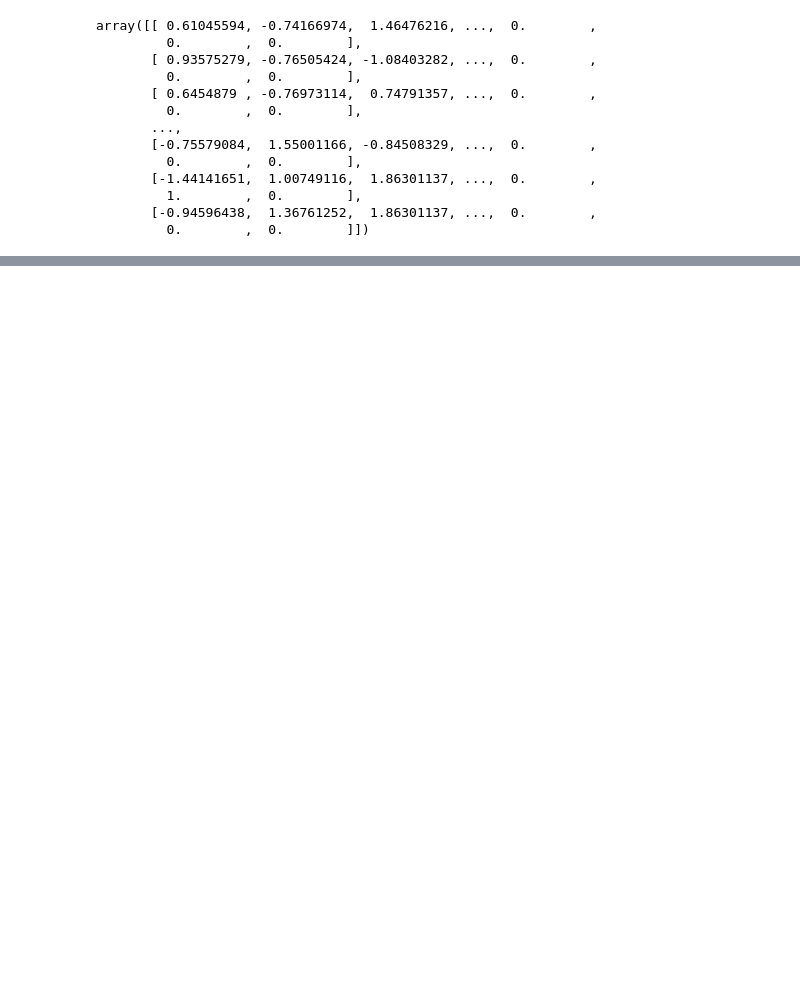
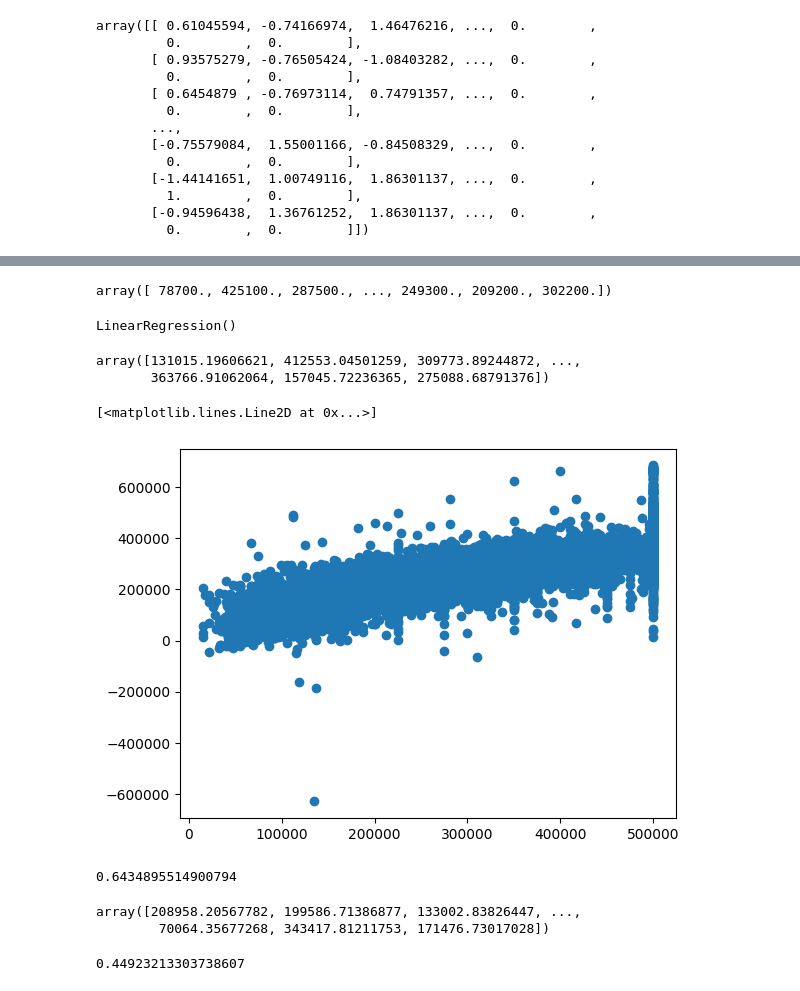
Before and after one commit to PyBeginner1/machine_learning_project, a Jupyter notebook: notebook/EDA.ipynb, the cells around one changed output, grey strips where cells are left out. Saved outputs shown, nothing was run; the diff lists cells and outputs as text; code cells hidden in the pictures; blank space fills up the shorter version.

```diff
--- a/notebook/EDA.ipynb
+++ b/notebook/EDA.ipynb
@@ -321,0 +330,3 @@ array([[ 0.61045594, -0.74166974,  1.46476216, ...,  0.        ,
+# %%
+X = train_df
+X
@@ -321,0 +349,23 @@ array([[ 0.61045594, -0.74166974,  1.46476216, ...,  0.        ,
+# %%
+y = df['median_house_value']
+y = np.array(y)
+y
+# %% [output]
+array([ 78700., 425100., 287500., ..., 249300., 209200., 302200.])
+# %%
+lr.fit(X,y)
+# %% [output]
+LinearRegression()
+# %%
+y_pred = lr.predict(X)
+y_pred
+# %% [output]
+array([131015.19606621, 412553.04501259, 309773.89244872, ...,
+       363766.91062064, 157045.72236365, 275088.68791376])
+# %%
+import matplotlib.pyplot as plt
+
+plt.plot(y,y_pred,'o')
+# %% [output]
+[<matplotlib.lines.Line2D at 0x...>]
+[figure, added]
@@ -321,0 +374,14 @@ array([[ 0.61045594, -0.74166974,  1.46476216, ...,  0.        ,
+# %%
+r2_score(y,y_pred)
+# %% [output]
+0.6434895514900794
+# %%
+y_test_pred = lr.predict(X_test)
+y_test_pred
+# %% [output]
+array([208958.20567782, 199586.71386877, 133002.83826447, ...,
+        70064.35677268, 343417.81211753, 171476.73017028])
+# %%
+r2_score(y_test_pred, y_test)
+# %% [output]
+0.44923213303738607
```
Also changed, not shown: parts of 32 cells of this notebook, 12 other files.
